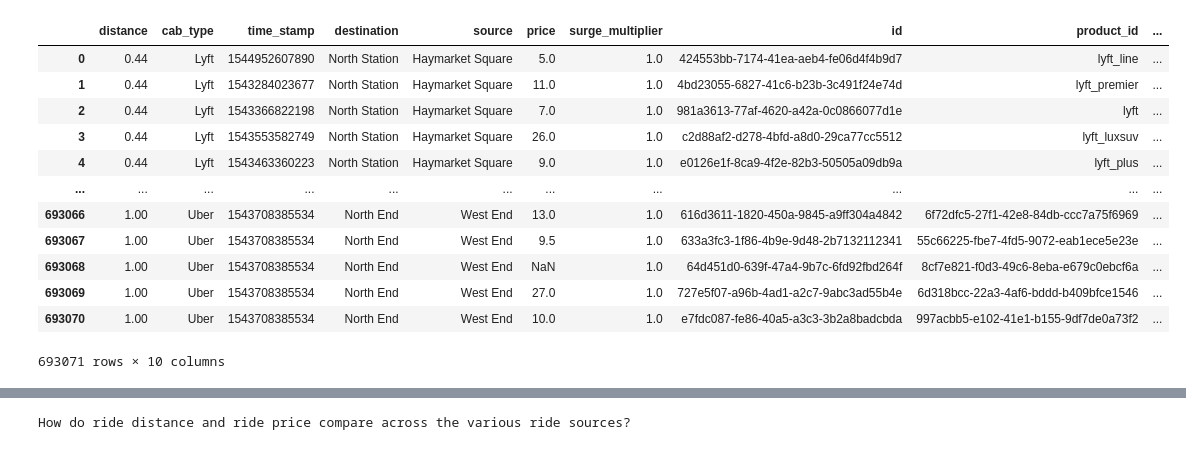
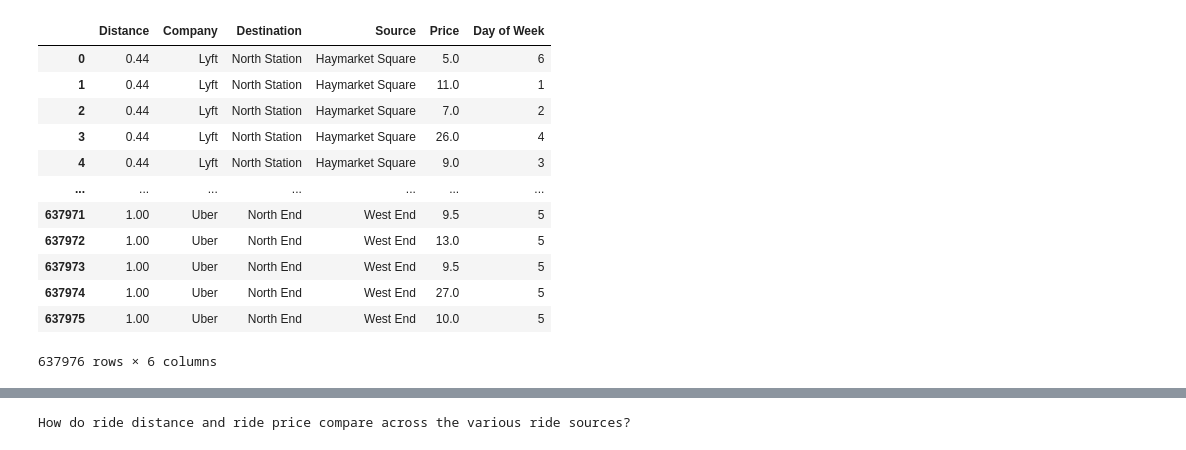
Before and after one commit to blhawkins/theBostonLagers, a Jupyter notebook: Benji's Analysis.ipynb, the cells around one changed output, grey strips where cells are left out. Drawn from its saved outputs; the diff is of its cells as text; code cells hidden in the pictures.

Commit message:
Analysis Finished/Data Cleaning updated

```diff
--- a/Benji's Analysis.ipynb
+++ b/Benji's Analysis.ipynb
@@ -1,30 +1,30 @@
 # %%
 #Dependencies and Setup
 import matplotlib.pyplot as plt
 import pandas as pd
 import scipy.stats as st
 from scipy.stats import linregress
 import numpy as np
 
 #File to load
-cab_data_path = "Resources/Kaggle_Data/cab_rides.csv"
+cab_data_path = "Resources/cleaned_Kaggle_Data.csv"
 
 #Read the Cab data
-cab_df = pd.read_csv(cab_data_path)
+cleaned_cab_df = pd.read_csv(cab_data_path)
 
 #Display the cab_df file for preview
-cab_df
+cleaned_cab_df
 # %% [output]
-|  | distance | cab_type | time_stamp | destination | source | price | surge_multiplier | id | product_id | ... |
-| 0 | 0.44 | Lyft | 1544952607890 | North Station | Haymarket Square | 5.0 | 1.0 | 424553bb-7174-41ea-aeb4-fe06d4f4b9d7 | lyft_line | ... |
-| 1 | 0.44 | Lyft | 1543284023677 | North Station | Haymarket Square | 11.0 | 1.0 | 4bd23055-6827-41c6-b23b-3c491f24e74d | lyft_premier | ... |
-| 2 | 0.44 | Lyft | 1543366822198 | North Station | Haymarket Square | 7.0 | 1.0 | 981a3613-77af-4620-a42a-0c0866077d1e | lyft | ... |
-| 3 | 0.44 | Lyft | 1543553582749 | North Station | Haymarket Square | 26.0 | 1.0 | c2d88af2-d278-4bfd-a8d0-29ca77cc5512 | lyft_luxsuv | ... |
-| 4 | 0.44 | Lyft | 1543463360223 | North Station | Haymarket Square | 9.0 | 1.0 | e0126e1f-8ca9-4f2e-82b3-50505a09db9a | lyft_plus | ... |
-| ... | ... | ... | ... | ... | ... | ... | ... | ... | ... | ... |
-| 693066 | 1.00 | Uber | 1543708385534 | North End | West End | 13.0 | 1.0 | 616d3611-1820-450a-9845-a9ff304a4842 | 6f72dfc5-27f1-42e8-84db-ccc7a75f6969 | ... |
-| 693067 | 1.00 | Uber | 1543708385534 | North End | West End | 9.5 | 1.0 | 633a3fc3-1f86-4b9e-9d48-2b7132112341 | 55c66225-fbe7-4fd5-9072-eab1ece5e23e | ... |
-| 693068 | 1.00 | Uber | 1543708385534 | North End | West End | NaN | 1.0 | 64d451d0-639f-47a4-9b7c-6fd92fbd264f | 8cf7e821-f0d3-49c6-8eba-e679c0ebcf6a | ... |
-| 693069 | 1.00 | Uber | 1543708385534 | North End | West End | 27.0 | 1.0 | 727e5f07-a96b-4ad1-a2c7-9abc3ad55b4e | 6d318bcc-22a3-4af6-bddd-b409bfce1546 | ... |
-| 693070 | 1.00 | Uber | 1543708385534 | North End | West End | 10.0 | 1.0 | e7fdc087-fe86-40a5-a3c3-3b2a8badcbda | 997acbb5-e102-41e1-b155-9df7de0a73f2 | ... |
+|  | Distance | Company | Destination | Source | Price | Day of Week |
+| 0 | 0.44 | Lyft | North Station | Haymarket Square | 5.0 | 6 |
+| 1 | 0.44 | Lyft | North Station | Haymarket Square | 11.0 | 1 |
+| 2 | 0.44 | Lyft | North Station | Haymarket Square | 7.0 | 2 |
+| 3 | 0.44 | Lyft | North Station | Haymarket Square | 26.0 | 4 |
+| 4 | 0.44 | Lyft | North Station | Haymarket Square | 9.0 | 3 |
+| ... | ... | ... | ... | ... | ... | ... |
+| 637971 | 1.00 | Uber | North End | West End | 9.5 | 5 |
+| 637972 | 1.00 | Uber | North End | West End | 13.0 | 5 |
+| 637973 | 1.00 | Uber | North End | West End | 9.5 | 5 |
+| 637974 | 1.00 | Uber | North End | West End | 27.0 | 5 |
+| 637975 | 1.00 | Uber | North End | West End | 10.0 | 5 |
-693071 rows × 10 columns
+637976 rows × 6 columns
```
Also changed, not shown: parts of 1 cell of this notebook, 2 other files.
